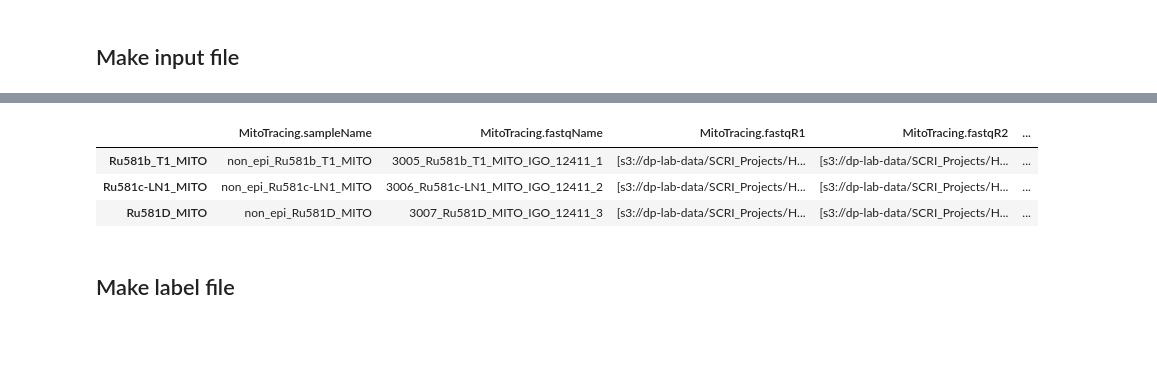
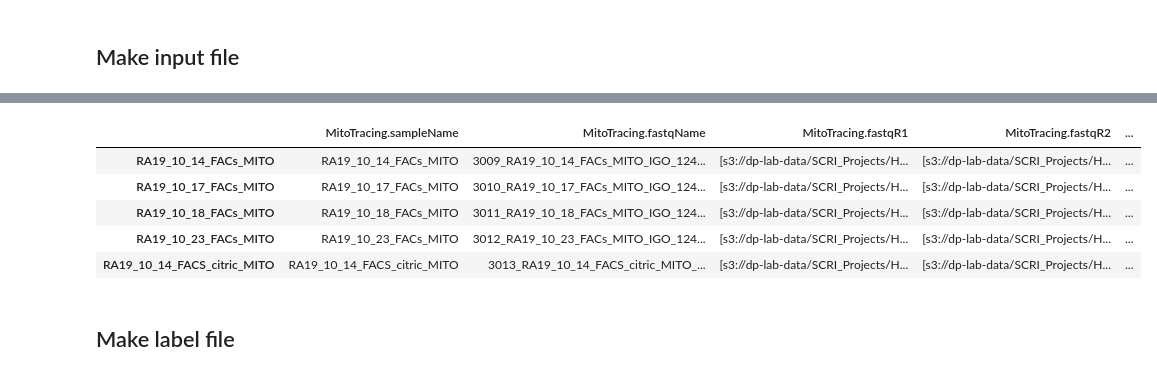
Before and after one commit to andrewmoorman/scing-notebooks, a Jupyter notebook: notebooks/Run_MitoTracing.ipynb, the cells around one changed output, grey strips where cells are left out. Drawn from its saved outputs; the diff is of its cells as text; code cells hidden in the pictures; blank space fills up the shorter version.

```diff
--- a/notebooks/Run_MitoTracing.ipynb
+++ b/notebooks/Run_MitoTracing.ipynb
@@ -348,7 +394,7 @@ with open(db_credentials_path) as f:
 ## Sample information
 # %%
 # Common query col: id, request_id, Sample
-request_ids = ['BM-1194', ]
+request_ids = ['BM-1244', ]
 
 samples = format_sample_aws(request_ids, 'request_id', creds)
 samples
@@ -360,6 +408,0 @@ samples
-# %%
-# Modification for Joe's samples
-samples.loc['Ru581b_T1_MITO', 'S3_path'] = 's3://dp-lab-data/SCRI_Projects/HTA/Mito_tracing/barcodes_rna/Ru581b_T1_MITO'
-samples.loc['Ru581c-LN1_MITO', 'S3_path'] = 's3://dp-lab-data/SCRI_Projects/HTA/Mito_tracing/barcodes_rna/Ru581c-LN1_MITO'
-
-samples
@@ -386,0 +431,4 @@ samples
+# %%
+# This sample has already been processed
+samples = samples[samples.index != 'RA19_10_13_FACs_MITO']
+samples
@@ -428,6 +487,10 @@ for sample in inputs.index:
     assert(fastqR1_name == fastqR1_name)
     inputs.loc[sample, f"{prefix}.fastqName"] = fastqR1_name
 
+    # Check the whitelist to make sure that barcodes are in nucleotide format
+    inputs.loc[sample, f"{prefix}.whitelist"] = get_whitelist(samples.loc[sample, 'S3_path'])
+
+
 inputs
 # %% [output]
 |  | MitoTracing.sampleName | MitoTracing.fastqName | MitoTracing.fastqR1 | MitoTracing.fastqR2 | ... |
@@ -437,33 +502,20 @@ inputs
 # %%
-# Manually adding (for this sample)
-
+# Reference created by Jaeyoung
 cellRangerRefPkg="s3://dp-lab-data/SCRI_Projects/HTA/Mito_tracing/reference-packages/refdata-gex-mito-GRCh38-ensemble98.tar.gz"
 mitoFastaRefPkg="s3://dp-lab-data/SCRI_Projects/HTA/Mito_tracing/reference-packages/mito-fasta-GRCh38.tar.gz"
 
 reference = [dict(cellRangerRefPkg=cellRangerRefPkg,
                   mitoFastaRefPkg=mitoFastaRefPkg)] * len(inputs)
 inputs[f"{prefix}.reference"] = reference
 
-non_epithelial = ['s3://dp-lab-data/SCRI_Projects/HTA/Mito_tracing/barcodes_rna/Ru581b_T1_MITO/barcodes_in_RNA.non-epithelial.RU581_Ta.txt',
-                  's3://dp-lab-data/SCRI_Projects/HTA/Mito_tracing/barcodes_rna/Ru581c-LN1_MITO/barcodes_in_RNA.non-epithelial.RU581_LNa.txt',
-                  's3://dp-lab-data/SCRI_Projects/HTA/Mito_tracing/barcodes_rna/Ru581D_MITO/barcodes_in_RNA.non-epithelial.RU581_LIV.txt']
-
-epithelial = ['s3://dp-lab-data/SCRI_Projects/HTA/Mito_tracing/barcodes_rna/Ru581b_T1_MITO/barcodes_in_RNA.RU581_Ta.txt',
-              's3://dp-lab-data/SCRI_Projects/HTA/Mito_tracing/barcodes_rna/Ru581c-LN1_MITO/barcodes_in_RNA.RU581_LNa.txt',
-              's3://dp-lab-data/SCRI_Projects/HTA/Mito_tracing/barcodes_rna/Ru581D_MITO/barcodes_in_RNA.RU581_LIV.txt']
-
-# inputs[f"{prefix}.whitelist"] = epithelial
-inputs[f"{prefix}.whitelist"] = non_epithelial
-
-# inputs[f"{prefix}.sampleName"] = 'epi_' + inputs[f"{prefix}.sampleName"]
-inputs[f"{prefix}.sampleName"] = 'non_epi_' + inputs[f"{prefix}.sampleName"]
-
 inputs
 # %% [output]
 |  | MitoTracing.sampleName | MitoTracing.fastqName | MitoTracing.fastqR1 | MitoTracing.fastqR2 | ... |
-| Ru581b_T1_MITO | non_epi_Ru581b_T1_MITO | 3005_Ru581b_T1_MITO_IGO_12411_1 | [s3://dp-lab-data/SCRI_Projects/H... | [s3://dp-lab-data/SCRI_Projects/H... | ... |
-| Ru581c-LN1_MITO | non_epi_Ru581c-LN1_MITO | 3006_Ru581c-LN1_MITO_IGO_12411_2 | [s3://dp-lab-data/SCRI_Projects/H... | [s3://dp-lab-data/SCRI_Projects/H... | ... |
-| Ru581D_MITO | non_epi_Ru581D_MITO | 3007_Ru581D_MITO_IGO_12411_3 | [s3://dp-lab-data/SCRI_Projects/H... | [s3://dp-lab-data/SCRI_Projects/H... | ... |
+| RA19_10_14_FACs_MITO | RA19_10_14_FACs_MITO | 3009_RA19_10_14_FACs_MITO_IGO_124... | [s3://dp-lab-data/SCRI_Projects/H... | [s3://dp-lab-data/SCRI_Projects/H... | ... |
+| RA19_10_17_FACs_MITO | RA19_10_17_FACs_MITO | 3010_RA19_10_17_FACs_MITO_IGO_124... | [s3://dp-lab-data/SCRI_Projects/H... | [s3://dp-lab-data/SCRI_Projects/H... | ... |
+| RA19_10_18_FACs_MITO | RA19_10_18_FACs_MITO | 3011_RA19_10_18_FACs_MITO_IGO_124... | [s3://dp-lab-data/SCRI_Projects/H... | [s3://dp-lab-data/SCRI_Projects/H... | ... |
+| RA19_10_23_FACs_MITO | RA19_10_23_FACs_MITO | 3012_RA19_10_23_FACs_MITO_IGO_124... | [s3://dp-lab-data/SCRI_Projects/H... | [s3://dp-lab-data/SCRI_Projects/H... | ... |
+| RA19_10_14_FACS_citric_MITO | RA19_10_14_FACS_citric_MITO | 3013_RA19_10_14_FACS_citric_MITO_... | [s3://dp-lab-data/SCRI_Projects/H... | [s3://dp-lab-data/SCRI_Projects/H... | ... |
 # %% [markdown]
 ## Make label file
 # %%
```
Also changed, not shown: parts of 24 cells of this notebook.
